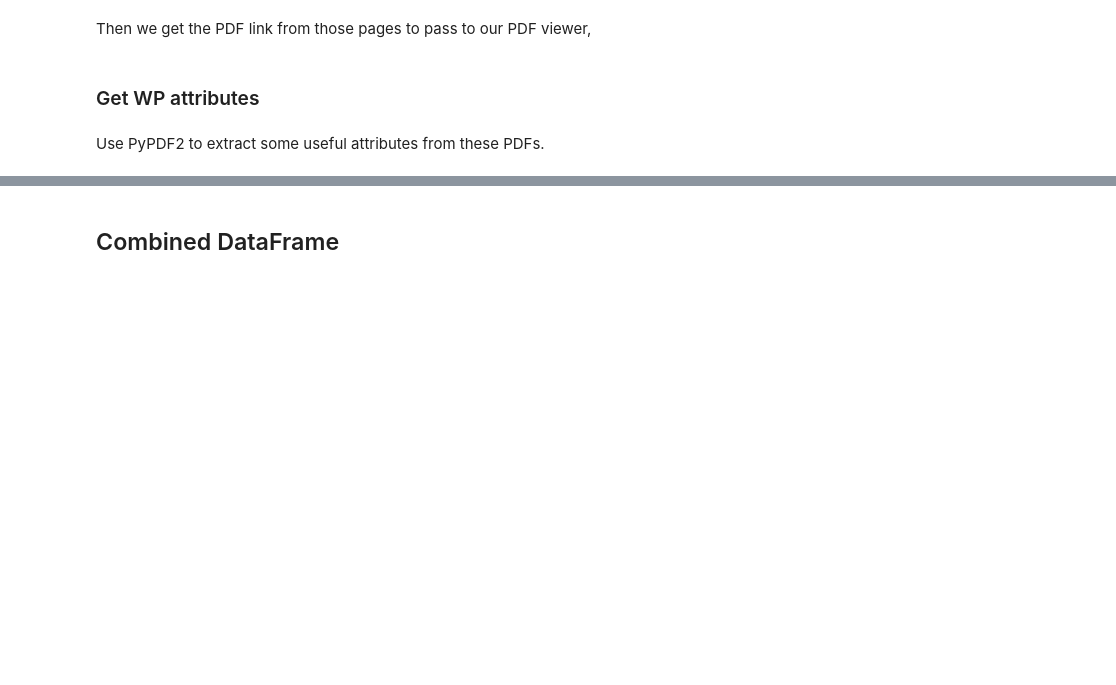
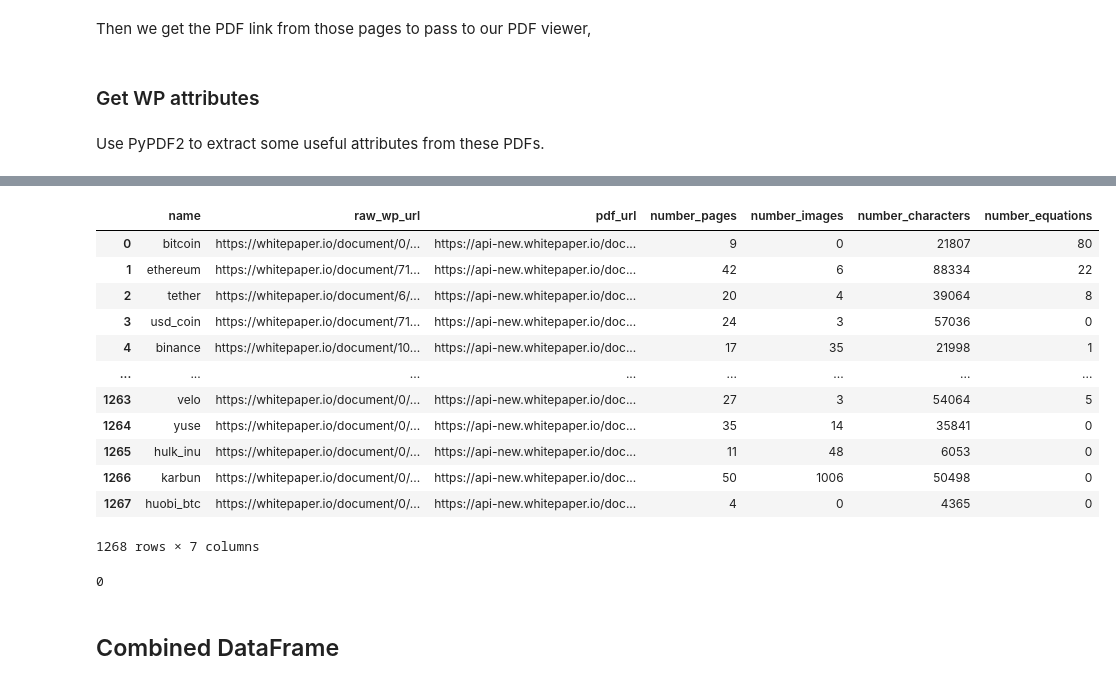
Before and after one commit to Haydn-Martin/crypto-virality-e2e-model, a Jupyter notebook: data/data_gen/raw_data_gen.ipynb, the cells around one changed output, grey strips where cells are left out. Saved outputs shown, nothing was run; the diff lists cells and outputs as text; code cells hidden in the pictures; blank space fills up the shorter version.

Commit message:
Generating dataset first draft

```diff
--- a/data/data_gen/raw_data_gen.ipynb
+++ b/data/data_gen/raw_data_gen.ipynb
@@ -163,3 +156,19 @@ driver.quit()
 # %%
-# Make a df with all the scraped links
-wp_url_df = pd.DataFrame(link_dict, columns=['name', 'raw_wp_url'])
+# Read csvs
+csv_list = [
+    'wp_url_df_50_100.csv',
+    'wp_url_df_100_150.csv',
+    'wp_url_df_150_200.csv',
+    'wp_url_df_200_242.csv'
+]
+# First set as df
+wp_url_df = pd.read_csv('wp_url_df_1_50.csv', encoding='utf-8', index_col=0)
+# Read as df and union
+for csv in csv_list:
+    new_df = pd.read_csv(csv, encoding='utf-8', index_col=0)
+    new_df.columns = ['raw_wp_url', 'name']  # correct column name fuck up
+    wp_url_df = pd.concat([wp_url_df, new_df[['name', 'raw_wp_url']]])
+# Reset index
+wp_url_df = wp_url_df.drop_duplicates().reset_index()[['name', 'raw_wp_url']]
+# Save to csv
+wp_url_df.to_csv('wp_url_df_total.csv')
@@ -175,4 +200,4 @@ def get_pdf_url(raw_wp_url):
     return soup.find('div', class_="flex flex-col flex-1").object.attrs['data']
 # %%
 # Use this function to add pdf url to our df
-wp_url_df['pdf_url'] = wp_url_df.apply(lambda x: get_pdf_url(x))
+wp_url_df['pdf_url'] = wp_url_df['raw_wp_url'].apply(lambda x: get_pdf_url(x))
@@ -207,5 +261,5 @@ for url in wp_url_df['pdf_url']:
 # %%
 # Make a dataframe with all pdf data
-pdf_att_dict_list = pd.DataFrame(pdf_att_dict_list)
+pdf_att_dict_df = pd.DataFrame(pdf_att_dict_list)
 # %%
 # Combine with url df
@@ -213,2 +267,20 @@ combined_wp_df = wp_url_df.merge(pdf_att_dict_list, how='inner', on='pdf_url')
+# %%
+combined_wp_df
+# %% [output]
+|  | name | raw_wp_url | pdf_url | number_pages | number_images | number_characters | number_equations |
+| 0 | bitcoin | https://whitepaper.io/document/0/... | https://api-new.whitepaper.io/doc... | 9 | 0 | 21807 | 80 |
+| 1 | ethereum | https://whitepaper.io/document/71... | https://api-new.whitepaper.io/doc... | 42 | 6 | 88334 | 22 |
+| 2 | tether | https://whitepaper.io/document/6/... | https://api-new.whitepaper.io/doc... | 20 | 4 | 39064 | 8 |
+| 3 | usd_coin | https://whitepaper.io/document/71... | https://api-new.whitepaper.io/doc... | 24 | 3 | 57036 | 0 |
+| 4 | binance | https://whitepaper.io/document/10... | https://api-new.whitepaper.io/doc... | 17 | 35 | 21998 | 1 |
+| ... | ... | ... | ... | ... | ... | ... | ... |
+| 1263 | velo | https://whitepaper.io/document/0/... | https://api-new.whitepaper.io/doc... | 27 | 3 | 54064 | 5 |
+| 1264 | yuse | https://whitepaper.io/document/0/... | https://api-new.whitepaper.io/doc... | 35 | 14 | 35841 | 0 |
+| 1265 | hulk_inu | https://whitepaper.io/document/0/... | https://api-new.whitepaper.io/doc... | 11 | 48 | 6053 | 0 |
+| 1266 | karbun | https://whitepaper.io/document/0/... | https://api-new.whitepaper.io/doc... | 50 | 1006 | 50498 | 0 |
+| 1267 | huobi_btc | https://whitepaper.io/document/0/... | https://api-new.whitepaper.io/doc... | 4 | 0 | 4365 | 0 |
+1268 rows × 7 columns
 # %%
-# CHECK FOR DUPLICATES!!!
+combined_wp_df.duplicated(subset='name').sum()
+# %% [output]
+0
```
Also changed, not shown: parts of 22 cells of this notebook, 14 other files.
